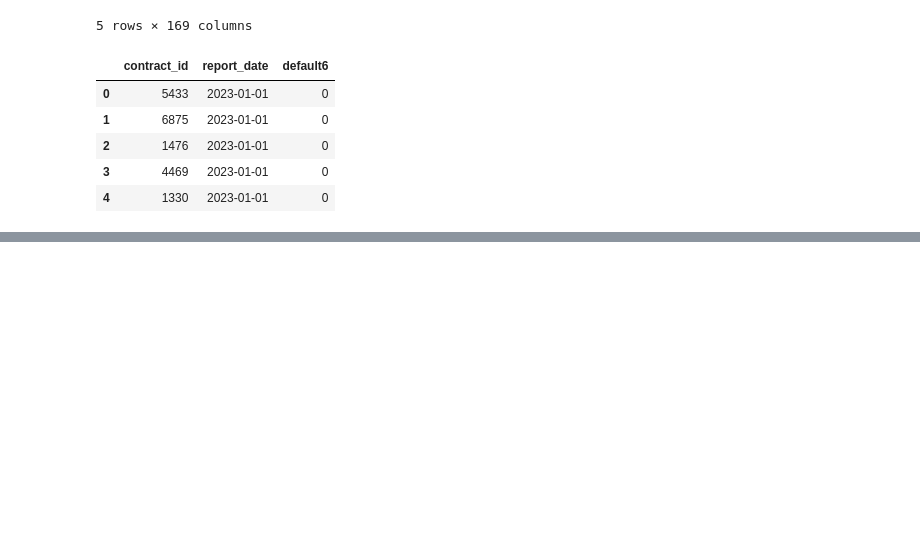
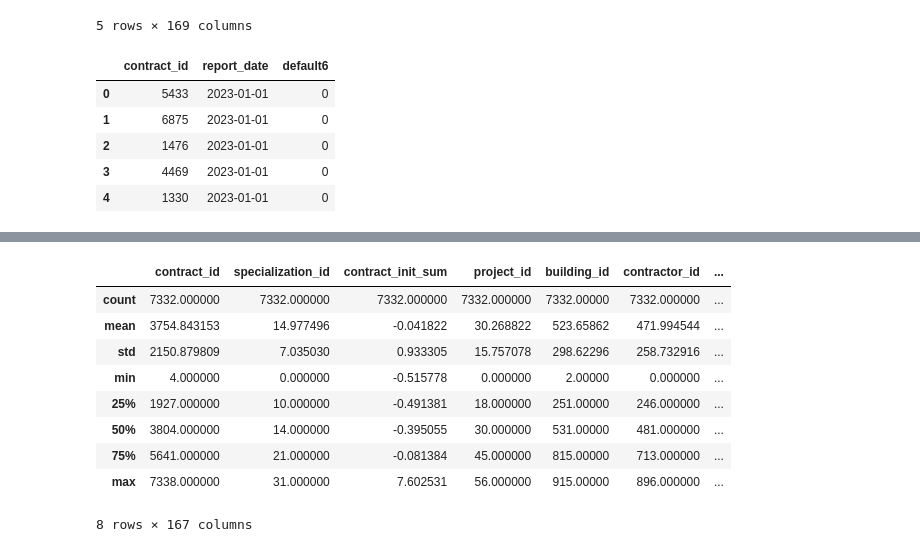
Before and after one commit to Scorpgodwest/contractor_churn_prediction, a Jupyter notebook: research/EDA.ipynb, the cells around one changed output, grey strips where cells are left out. Cells and saved outputs as stored; diff of their text form; code cells hidden in the pictures; blank space fills up the shorter version.

```diff
--- a/research/EDA.ipynb
+++ b/research/EDA.ipynb
@@ -44,0 +126,13 @@ y_train.head()
+# %%
+X_test.describe()
+# %% [output]
+|  | contract_id | specialization_id | contract_init_sum | project_id | building_id | contractor_id | ... |
+| count | 7332.000000 | 7332.000000 | 7332.000000 | 7332.000000 | 7332.00000 | 7332.000000 | ... |
+| mean | 3754.843153 | 14.977496 | -0.041822 | 30.268822 | 523.65862 | 471.994544 | ... |
+| std | 2150.879809 | 7.035030 | 0.933305 | 15.757078 | 298.62296 | 258.732916 | ... |
+| min | 4.000000 | 0.000000 | -0.515778 | 0.000000 | 2.00000 | 0.000000 | ... |
+| 25% | 1927.000000 | 10.000000 | -0.491381 | 18.000000 | 251.00000 | 246.000000 | ... |
+| 50% | 3804.000000 | 14.000000 | -0.395055 | 30.000000 | 531.00000 | 481.000000 | ... |
+| 75% | 5641.000000 | 21.000000 | -0.081384 | 45.000000 | 815.00000 | 713.000000 | ... |
+| max | 7338.000000 | 31.000000 | 7.602531 | 56.000000 | 915.00000 | 896.000000 | ... |
+8 rows × 167 columns
```
Also changed, not shown: parts of 16 cells of this notebook, 1 other file.
